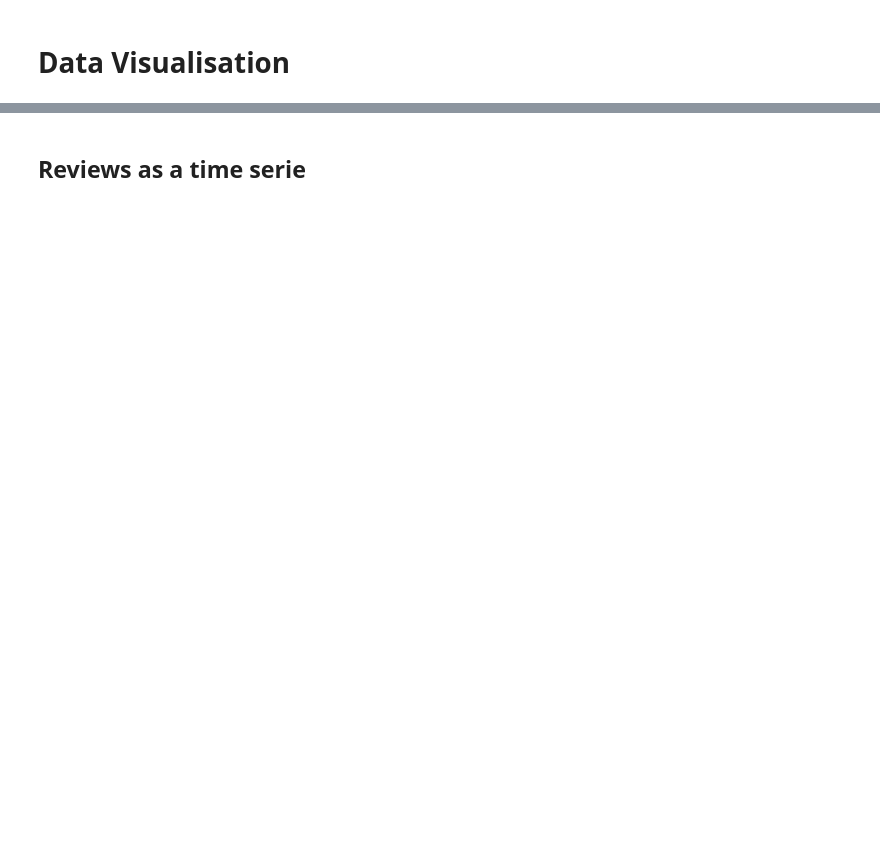
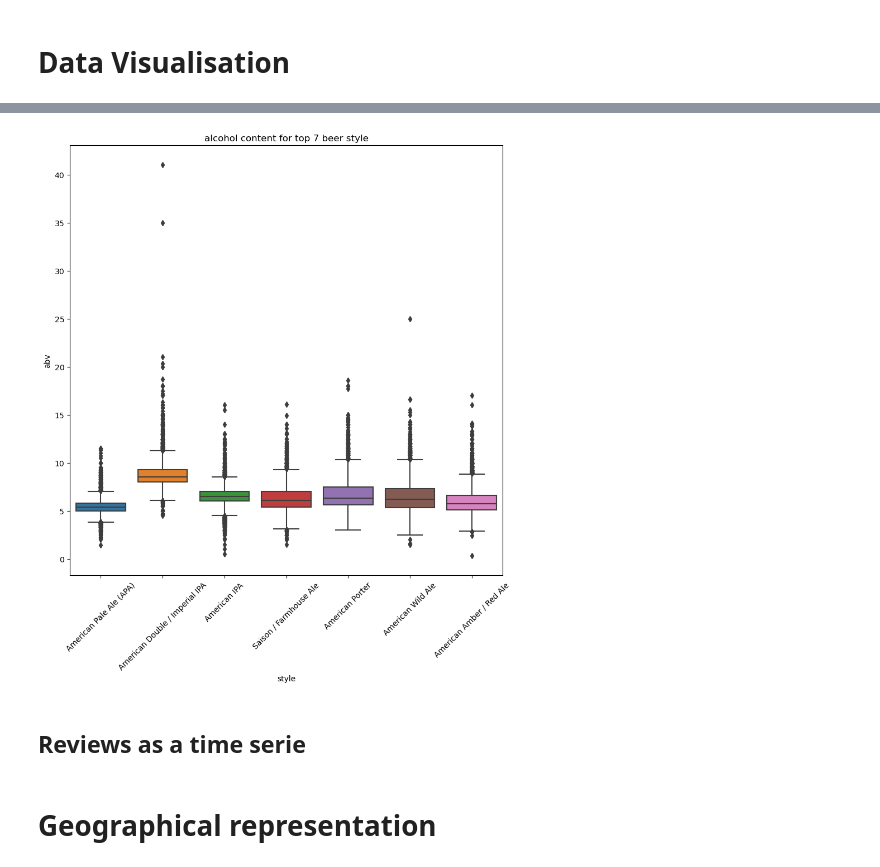
Before and after one commit to mbossert2000/ada_beer, a Jupyter notebook: data_exploration.ipynb, the cells around one changed output, grey strips where cells are left out. Cells and saved outputs as stored; diff of their text form; code cells hidden in the pictures; blank space fills up the shorter version.

```diff
--- a/data_exploration.ipynb
+++ b/data_exploration.ipynb
@@ -37,2 +93,12 @@ df_reviews.set_index(df_reviews["date"])
+# %%
+#alcohol content amongst top 10 most popular style
+result = ba_beers.groupby(ba_beers["style"]).filter(lambda x: len(x) > 8000)
+fig, ax = plt.subplots(figsize=(10,10))
+sns.boxplot(x='style', y='abv', data=result, ax=ax)
+plt.xticks(rotation = 45) # Rotates X-Axis Ticks by 45-degrees
+plt.title("alcohol content for top 7 beer style")
+plt.show()
+# %% [output]
+[figure, added]
 # %% [markdown]
 ## Reviews as a time serie
@@ -40,0 +105,2 @@ df_reviews =
+# %% [markdown]
+# Geographical representation
```
Also changed, not shown: parts of 25 cells of this notebook.
